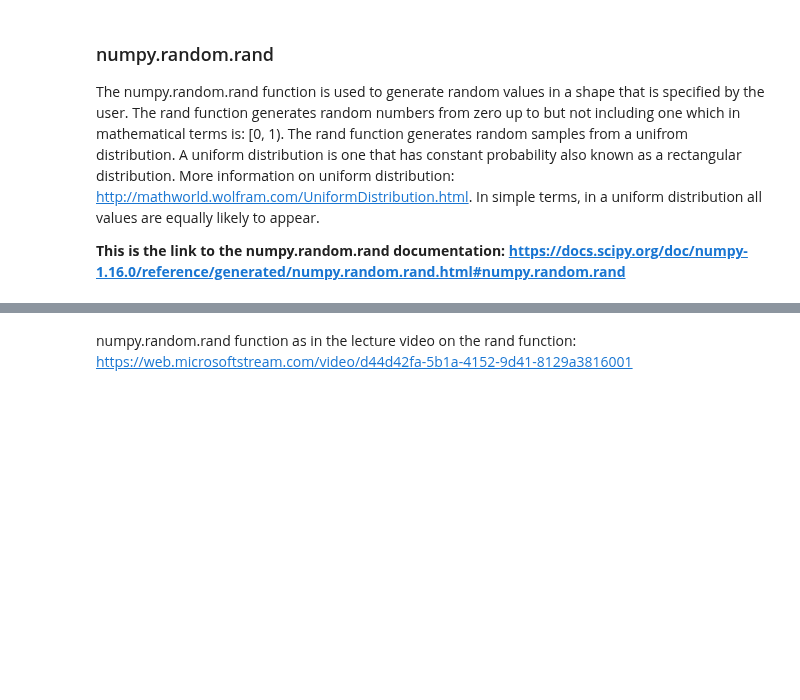
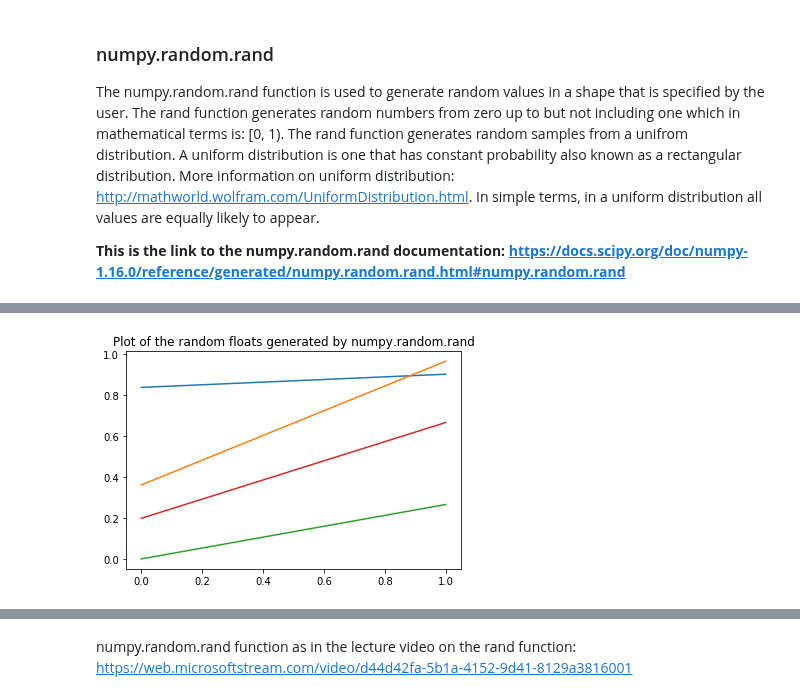
Before and after one commit to johndunne2019/numpy.random, a Jupyter notebook: numpy-random.ipynb, the cells around one changed output, grey strips where cells are left out. Saved outputs shown, nothing was run; the diff lists cells and outputs as text; code cells hidden in the pictures; blank space fills up the shorter version.

Commit message:
added a plot to show results of numpy.random.rand

```diff
--- a/numpy-random.ipynb
+++ b/numpy-random.ipynb
@@ -164,0 +165,13 @@ print(b)
+# %%
+# Plotting a 2D array using matplotlib.pyplot
+import matplotlib.pyplot as plt
+plt.plot(b)
+# plot function in matplotlib.pyplot used to generate a plot of the random floats generated above
+plt.title("Plot of the random floats generated by numpy.random.rand")
+# plt.title is used to give the plot a title
+plt.show()
+# plt.show command used to call the plot to be displayed on the screen
+# In this case because I gave 2 arguments in numpy.random.rand 2 arrays were created and this is treated as 2D array
+# Hence the points are plotted below as the first point in the first array against the first point in the second array and so on
+# %% [output]
+[figure, added]
```
Also changed, not shown: parts of 4 cells of this notebook, 1 other file.
